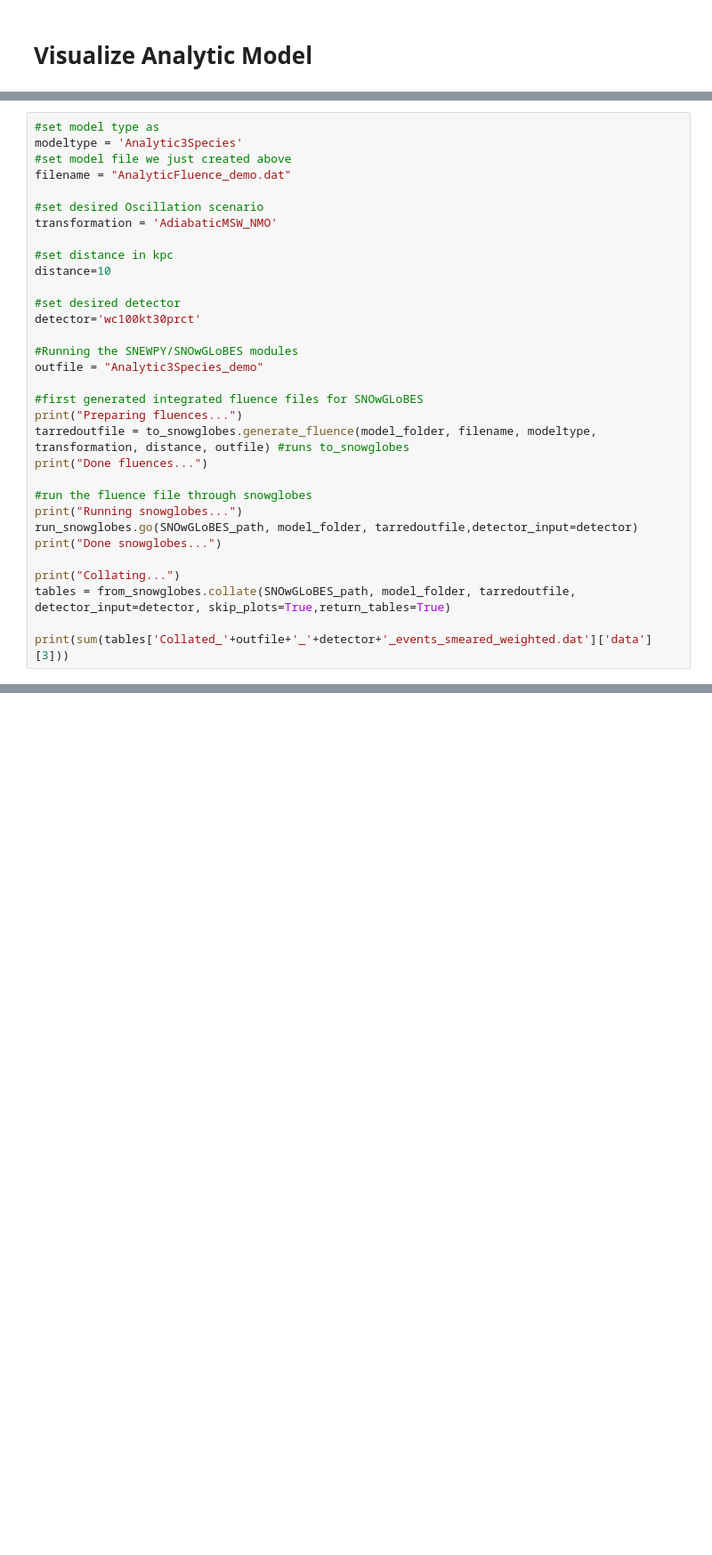
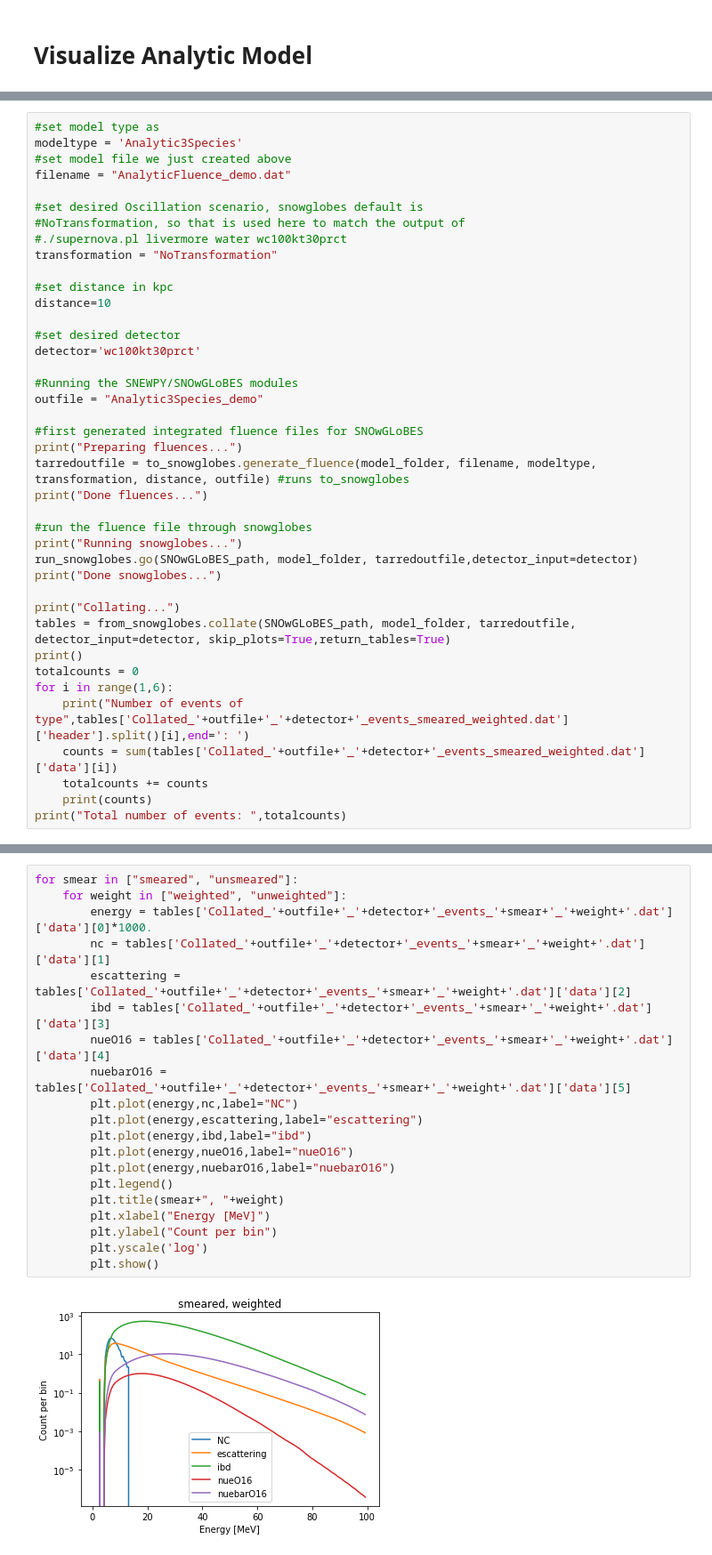
Before and after one commit to SNEWS2/snewpy, a Jupyter notebook: doc/nb/AnalyticFluence.ipynb, the cells around one changed output, grey strips where cells are left out. Shown: that part at 89% size. Drawn from its saved outputs; the diff is of its cells as text; blank space fills up the shorter version.

```diff
--- a/doc/nb/AnalyticFluence.ipynb
+++ b/doc/nb/AnalyticFluence.ipynb
@@ -118,8 +116,10 @@ modeltype = 'Analytic3Species'
 #set model file we just created above
 filename = "AnalyticFluence_demo.dat"
 
-#set desired Oscillation scenario
-transformation = 'AdiabaticMSW_NMO'
+#set desired Oscillation scenario, snowglobes default is
+#NoTransformation, so that is used here to match the output of
+#./supernova.pl livermore water wc100kt30prct
+transformation = "NoTransformation"
 
 #set distance in kpc
 distance=10
@@ -142,8 +142,14 @@ print("Done snowglobes...")
 
 print("Collating...")
 tables = from_snowglobes.collate(SNOwGLoBES_path, model_folder, tarredoutfile, detector_input=detector, skip_plots=True,return_tables=True)
-
-print(sum(tables['Collated_'+outfile+'_'+detector+'_events_smeared_weighted.dat']['data'][3]))
+print()
+totalcounts = 0
+for i in range(1,6):
+    print("Number of events of type",tables['Collated_'+outfile+'_'+detector+'_events_smeared_weighted.dat']['header'].split()[i],end=': ')
+    counts = sum(tables['Collated_'+outfile+'_'+detector+'_events_smeared_weighted.dat']['data'][i])
+    totalcounts += counts
+    print(counts)
+print("Total number of events: ",totalcounts)
 # %% [output]
 Preparing fluences...
 Done fluences...
@@ -154,0 +167,22 @@ Collating...
+# %%
+for smear in ["smeared", "unsmeared"]:
+    for weight in ["weighted", "unweighted"]:
+        energy = tables['Collated_'+outfile+'_'+detector+'_events_'+smear+'_'+weight+'.dat']['data'][0]*1000.
+        nc = tables['Collated_'+outfile+'_'+detector+'_events_'+smear+'_'+weight+'.dat']['data'][1]
+        escattering = tables['Collated_'+outfile+'_'+detector+'_events_'+smear+'_'+weight+'.dat']['data'][2]
+        ibd = tables['Collated_'+outfile+'_'+detector+'_events_'+smear+'_'+weight+'.dat']['data'][3]
+        nueO16 = tables['Collated_'+outfile+'_'+detector+'_events_'+smear+'_'+weight+'.dat']['data'][4]
+        nuebarO16 = tables['Collated_'+outfile+'_'+detector+'_events_'+smear+'_'+weight+'.dat']['data'][5]
+        plt.plot(energy,nc,label="NC")
+        plt.plot(energy,escattering,label="escattering")
+        plt.plot(energy,ibd,label="ibd")
+        plt.plot(energy,nueO16,label="nueO16")
+        plt.plot(energy,nuebarO16,label="nuebarO16")
+        plt.legend()
+        plt.title(smear+", "+weight)
+        plt.xlabel("Energy [MeV]")
+        plt.ylabel("Count per bin")
+        plt.yscale('log')
+        plt.show()
+# %% [output]
+[figure, added]
```
Also changed, not shown: parts of 6 cells of this notebook.
